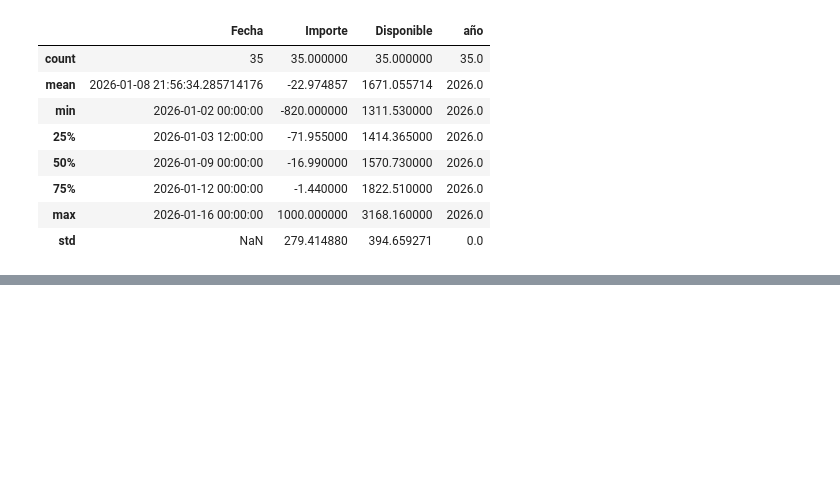
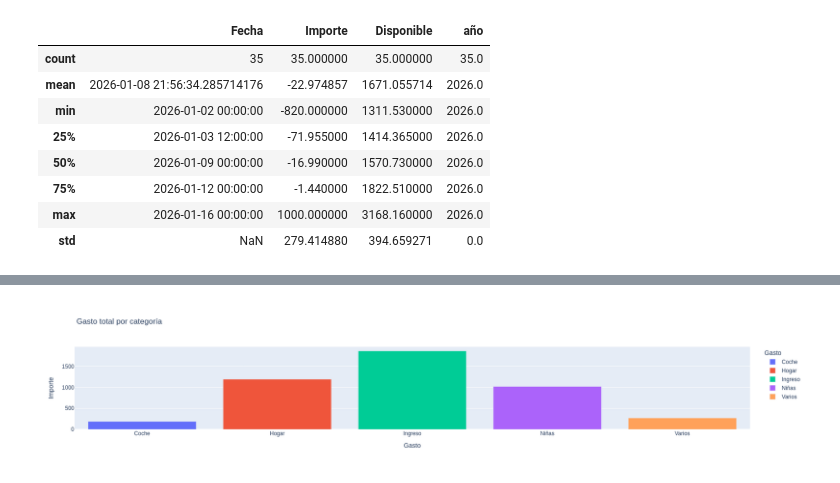
Before and after one commit to nacholandin/Gasto-banco, a Jupyter notebook: Source/Gastos BBVA.ipynb, the cells around one changed output, grey strips where cells are left out. Saved outputs shown, nothing was run; the diff lists cells and outputs as text; code cells hidden in the pictures; blank space fills up the shorter version.

```diff
--- a/Source/Gastos BBVA.ipynb
+++ b/Source/Gastos BBVA.ipynb
@@ -79,15 +88,17 @@ df['Importe'] = df['Importe'].abs()
 # %%
-df_agrupado = (df.groupby("Gasto", as_index=False)["Importe"].sum())
+df_gasto = (df.groupby("Gasto", as_index=False)["Importe"].sum())
 
 fig2 = px.bar(
-    df_agrupado,
+    df_gasto,
     x="Gasto",
     y="Importe",
     color="Gasto",   # color distinto por categoría
     title="Gasto total por categoría"
 )
 
 fig2.show()
+# %% [output]
+[figure, added]
 # %%
 df_hogar = (
     df[df["Gasto"] == "Hogar"]
```
Also changed, not shown: parts of 10 cells of this notebook, 3 other files.
